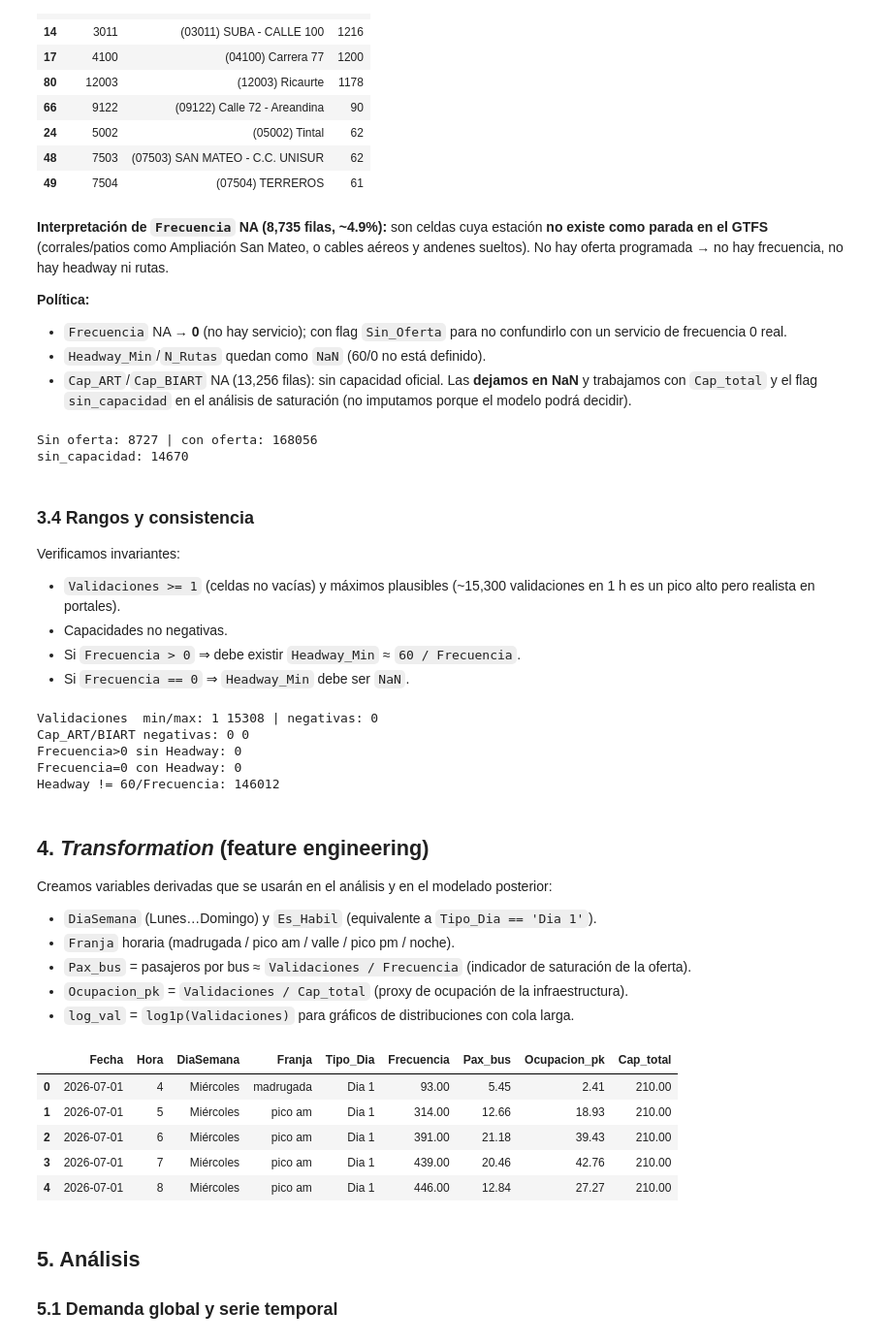
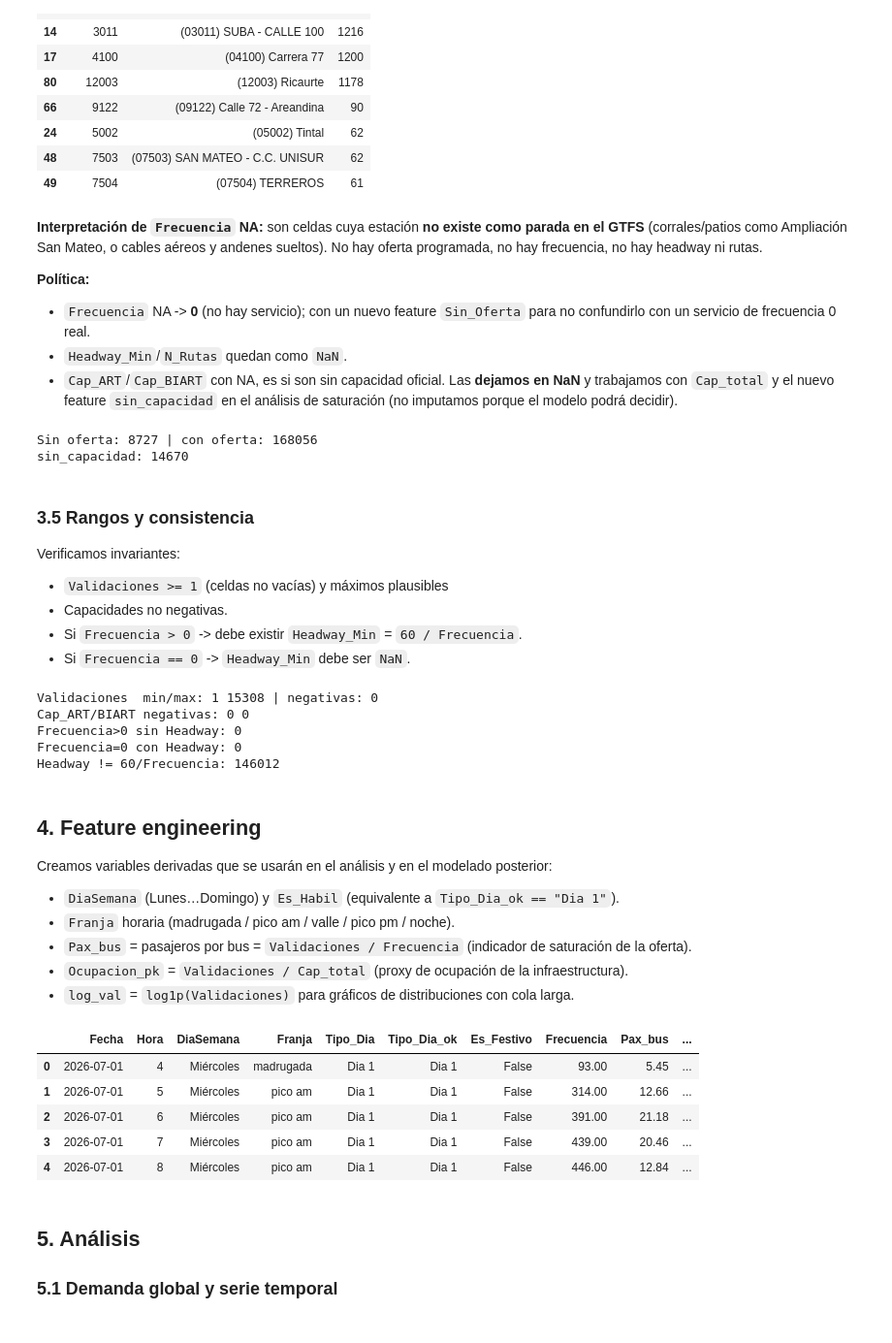
Before and after one commit to EV081/DPD_project, a Jupyter notebook: deliveries/week06/code/eda/eda_transmilenio.ipynb, the cells around one changed output. Shown at 97% size. Cells and saved outputs as stored; diff of their text form; code cells hidden in the pictures.

```diff
--- a/deliveries/week06/code/eda/eda_transmilenio.ipynb
+++ b/deliveries/week06/code/eda/eda_transmilenio.ipynb
@@ -235,0 +226,34 @@ total Validaciones tras colapsar: 88,884,983 | del original: 88,884,991
+# %%
+FESTIVOS = pd.to_datetime(["2026-07-13", "2026-07-20", "2026-08-07", "2026-08-17"])
+
+df["_wd"] = df["Fecha"].dt.dayofweek                      # 0=Lun ... 6=Dom
+
+cal = (df.groupby("Fecha")
+         .agg(Tipo_Dia=("Tipo_Dia", lambda s: s.mode().iloc[0]),
+              wd=("_wd", "first"),
+              Validaciones=("Validaciones", "sum"))
+         .reset_index())
+cal["Es_Domingo"] = cal["wd"] == 6
+cal["Es_Festivo"] = cal["Fecha"].isin(FESTIVOS)
+cal["Esperado"] = np.where(cal["Es_Domingo"] | cal["Es_Festivo"], "Dia 2", "Dia 1")
+cal["Coincide"] = cal["Tipo_Dia"] == cal["Esperado"]
+
+print("Clasificación esperada (calendario) vs etiqueta real (Tipo_Dia):")
+print(pd.crosstab(cal["Esperado"], cal["Tipo_Dia"]))
+print()
+print("Días donde la etiqueta NO coincide con el calendario:")
+print(cal.loc[~cal["Coincide"],
+              ["Fecha", "wd", "Tipo_Dia", "Esperado", "Es_Festivo", "Validaciones"]]
+     .to_string(index=False))
+
+# Corrección para el downstream (EDA de clima): mantiene Tipo_Dia original.
+df["Es_Festivo"] = df["Fecha"].isin(FESTIVOS)
+df["Tipo_Dia_ok"] = np.where(
+    (df["Fecha"].dt.dayofweek == 6) | df["Es_Festivo"], "Dia 2", "Dia 1")
+
+print()
+print("Con la clasificación corregida (Tipo_Dia_ok):")
+print(df["Tipo_Dia_ok"].value_counts().to_string())
+
+df.drop(columns=["_wd"], inplace=True)
+print("filas con Tipo_Dia_ok, sin _wd:", len(df), "| columnas:", len(df.columns))
@@ -285,12 +336,12 @@ Carrera 7             3
 | 48 | 7503 | (07503) SAN MATEO - C.C. UNISUR | 62 |
 | 49 | 7504 | (07504) TERREROS | 61 |
 # %% [markdown]
-**Interpretación de `Frecuencia` NA (8,735 filas, ~4.9%):** son celdas cuya estación **no existe como parada en el GTFS** (corrales/patios como Ampliación San Mateo, o cables aéreos y andenes sueltos). No hay oferta programada → no hay frecuencia, no hay headway ni rutas.
+**Interpretación de `Frecuencia` NA:** son celdas cuya estación **no existe como parada en el GTFS** (corrales/patios como Ampliación San Mateo, o cables aéreos y andenes sueltos). No hay oferta programada, no hay frecuencia, no hay headway ni rutas.
 
 **Política:**
-- `Frecuencia` NA → **0** (no hay servicio); con flag `Sin_Oferta` para no confundirlo con un servicio de frecuencia 0 real.
-- `Headway_Min`/`N_Rutas` quedan como `NaN` (60/0 no está definido).
-- `Cap_ART`/`Cap_BIART` NA (13,256 filas): sin capacidad oficial. Las **dejamos en NaN** y trabajamos con `Cap_total` y el flag `sin_capacidad` en el análisis de saturación (no imputamos porque el modelo podrá decidir).
+- `Frecuencia` NA -> **0** (no hay servicio); con un nuevo feature `Sin_Oferta` para no confundirlo con un servicio de frecuencia 0 real.
+- `Headway_Min`/`N_Rutas` quedan como `NaN`.
+- `Cap_ART`/`Cap_BIART` con NA, es si son sin capacidad oficial. Las **dejamos en NaN** y trabajamos con `Cap_total` y el nuevo feature `sin_capacidad` en el análisis de saturación (no imputamos porque el modelo podrá decidir).
 # %%
 # Oferta: NA -> "no hay servicio programado" (0), con flag de trazabilidad
 df["Sin_Oferta"] = df["Frecuencia"].isna()
@@ -306,13 +357,13 @@ print("sin_capacidad:", df["sin_capacidad"].sum())
 Sin oferta: 8727 | con oferta: 168056
 sin_capacidad: 14670
 # %% [markdown]
-### 3.4 Rangos y consistencia
+### 3.5 Rangos y consistencia
 
 Verificamos invariantes:
-- `Validaciones >= 1` (celdas no vacías) y máximos plausibles (~15,300 validaciones en 1 h es un pico alto pero realista en portales).
+- `Validaciones >= 1` (celdas no vacías) y máximos plausibles
 - Capacidades no negativas.
-- Si `Frecuencia > 0` ⇒ debe existir `Headway_Min` ≈ `60 / Frecuencia`.
-- Si `Frecuencia == 0` ⇒ `Headway_Min` debe ser `NaN`.
+- Si `Frecuencia > 0` -> debe existir `Headway_Min` = `60 / Frecuencia`.
+- Si `Frecuencia == 0` -> `Headway_Min` debe ser `NaN`.
 # %%
 print("Validaciones  min/max:", df["Validaciones"].min(), df["Validaciones"].max(),
       "| negativas:", (df["Validaciones"] < 0).sum())
@@ -332,42 +383,42 @@ Frecuencia>0 sin Headway: 0
 Frecuencia=0 con Headway: 0
 Headway != 60/Frecuencia: 146012
 # %% [markdown]
-## 4. *Transformation* (feature engineering)
+## 4. Feature engineering
 
 Creamos variables derivadas que se usarán en el análisis y en el modelado posterior:
-- `DiaSemana` (Lunes…Domingo) y `Es_Habil` (equivalente a `Tipo_Dia == 'Dia 1'`).
+- `DiaSemana` (Lunes…Domingo) y `Es_Habil` (equivalente a `Tipo_Dia_ok == "Dia 1"`).
 - `Franja` horaria (madrugada / pico am / valle / pico pm / noche).
-- `Pax_bus` = pasajeros por bus ≈ `Validaciones / Frecuencia` (indicador de saturación de la oferta).
+- `Pax_bus` = pasajeros por bus = `Validaciones / Frecuencia` (indicador de saturación de la oferta).
 - `Ocupacion_pk` = `Validaciones / Cap_total` (proxy de ocupación de la infraestructura).
 - `log_val` = `log1p(Validaciones)` para gráficos de distribuciones con cola larga.
 # %%
 DOW = {0: "Lunes", 1: "Martes", 2: "Miércoles", 3: "Jueves", 4: "Viernes", 5: "Sábado", 6: "Domingo"}
 ORDEN_DIAS = ["Lunes", "Martes", "Miércoles", "Jueves", "Viernes", "Sábado", "Domingo"]
 ORDEN_FRANJA = ["madrugada", "pico am", "valle", "pico pm", "noche"]
 
 def _franja(h):
     if h < 5:  return "madrugada"
     if h < 9:  return "pico am"
     if h < 16: return "valle"
     if h < 21: return "pico pm"
     return "noche"
 
 df["DiaSemana"] = df["Fecha"].dt.dayofweek.map(DOW)
 df["Franja"] = df["Hora"].map(_franja)
-df["Es_Habil"] = df["Tipo_Dia"] == "Dia 1"
+df["Es_Habil"] = df["Tipo_Dia_ok"] == "Dia 1"
 df["Pax_bus"] = df["Validaciones"] / df["Frecuencia"].replace(0, np.nan)
 df["Ocupacion_pk"] = df["Validaciones"] / df["Cap_total"].replace(0, np.nan)
 df["log_val"] = np.log1p(df["Validaciones"])
 
-df[["Fecha", "Hora", "DiaSemana", "Franja", "Tipo_Dia", "Frecuencia",
+df[["Fecha", "Hora", "DiaSemana", "Franja", "Tipo_Dia", "Tipo_Dia_ok", "Es_Festivo", "Frecuencia",
     "Pax_bus", "Ocupacion_pk", "Cap_total"]].head()
 # %% [output]
-|  | Fecha | Hora | DiaSemana | Franja | Tipo_Dia | Frecuencia | Pax_bus | Ocupacion_pk | Cap_total |
-| 0 | 2026-07-01 | 4 | Miércoles | madrugada | Dia 1 | 93.00 | 5.45 | 2.41 | 210.00 |
-| 1 | 2026-07-01 | 5 | Miércoles | pico am | Dia 1 | 314.00 | 12.66 | 18.93 | 210.00 |
-| 2 | 2026-07-01 | 6 | Miércoles | pico am | Dia 1 | 391.00 | 21.18 | 39.43 | 210.00 |
-| 3 | 2026-07-01 | 7 | Miércoles | pico am | Dia 1 | 439.00 | 20.46 | 42.76 | 210.00 |
-| 4 | 2026-07-01 | 8 | Miércoles | pico am | Dia 1 | 446.00 | 12.84 | 27.27 | 210.00 |
+|  | Fecha | Hora | DiaSemana | Franja | Tipo_Dia | Tipo_Dia_ok | Es_Festivo | Frecuencia | Pax_bus | ... |
+| 0 | 2026-07-01 | 4 | Miércoles | madrugada | Dia 1 | Dia 1 | False | 93.00 | 5.45 | ... |
+| 1 | 2026-07-01 | 5 | Miércoles | pico am | Dia 1 | Dia 1 | False | 314.00 | 12.66 | ... |
+| 2 | 2026-07-01 | 6 | Miércoles | pico am | Dia 1 | Dia 1 | False | 391.00 | 21.18 | ... |
+| 3 | 2026-07-01 | 7 | Miércoles | pico am | Dia 1 | Dia 1 | False | 439.00 | 20.46 | ... |
+| 4 | 2026-07-01 | 8 | Miércoles | pico am | Dia 1 | Dia 1 | False | 446.00 | 12.84 | ... |
 # %% [markdown]
 ## 5. Análisis
 
```
Also changed, not shown: parts of 16 cells of this notebook, 1 other file.
